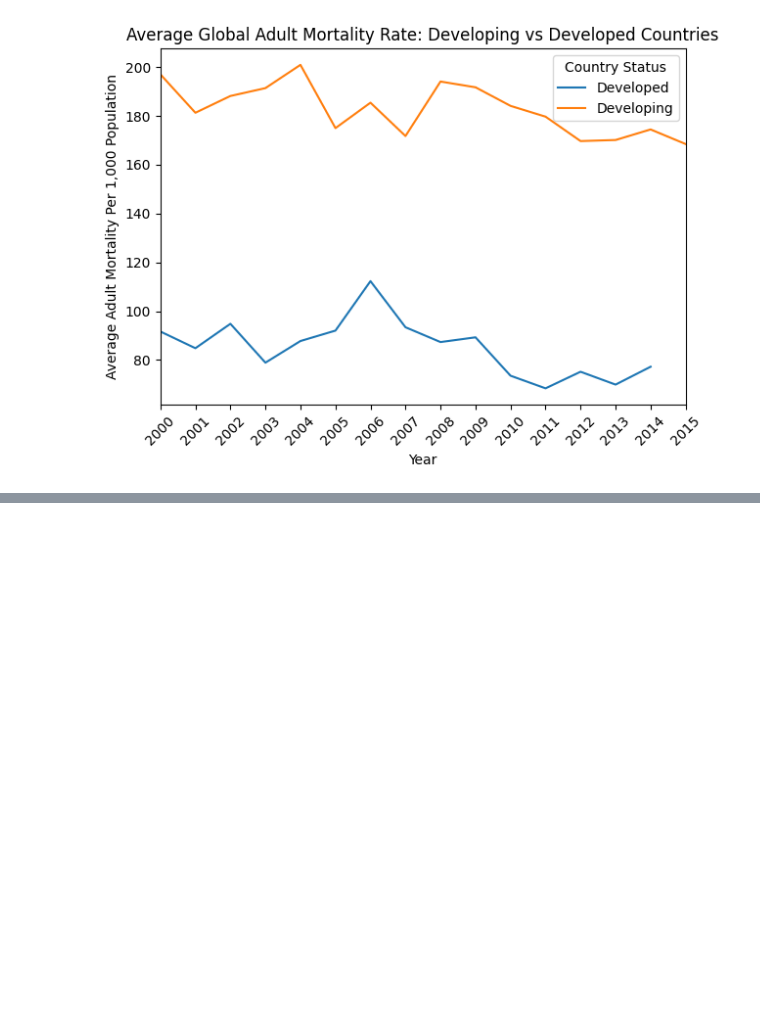
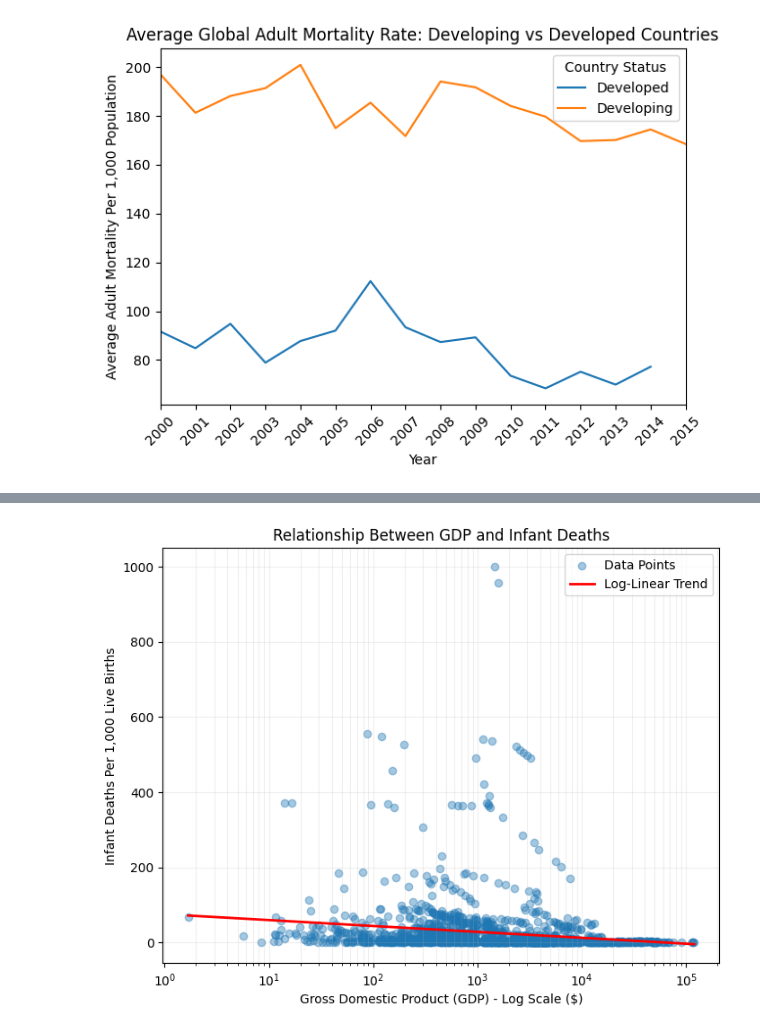
Before and after one commit to SaSheaGaston/eda-checkpoint, a Jupyter notebook: checkpoint-two.ipynb, the cells around one changed output, grey strips where cells are left out. Saved outputs shown, nothing was run; the diff lists cells and outputs as text; code cells hidden in the pictures; blank space fills up the shorter version.

```diff
--- a/checkpoint-two.ipynb
+++ b/checkpoint-two.ipynb
@@ -366,0 +411,35 @@ With your EDA complete, answer the following questions.
+# %%
+# Correlation between GDP and infant deaths using log scale
+
+df_filtered_infant = df[df["infant deaths"] <= 1000]
+
+
+
+x = df_filtered_infant["GDP"]
+y = df_filtered_infant["infant deaths"]
+
+
+m, b = np.polyfit(np.log10(x), y, 1)
+
+plt.figure(figsize=(8, 6))
+
+
+plt.scatter(x, y, alpha=0.4, label="Data Points")
+
+
+plt.xscale('log')
+
+# to create evenly spaced points along the log scale
+x_range = np.geomspace(x.min(), x.max(), 100)
+y_trend = m * np.log10(x_range) + b
+plt.plot(x_range, y_trend, color="red", linewidth=2, label="Log-Linear Trend")
+
+
+plt.xlabel("Gross Domestic Product (GDP) - Log Scale ($)")
+plt.ylabel("Infant Deaths Per 1,000 Live Births")
+plt.title("Relationship Between GDP and Infant Deaths")
+plt.legend()
+plt.grid(True, which="both", ls="-", alpha=0.2)
+plt.show()
+# %% [output]
+[figure, added]
```
Also changed, not shown: parts of 42 cells of this notebook.
